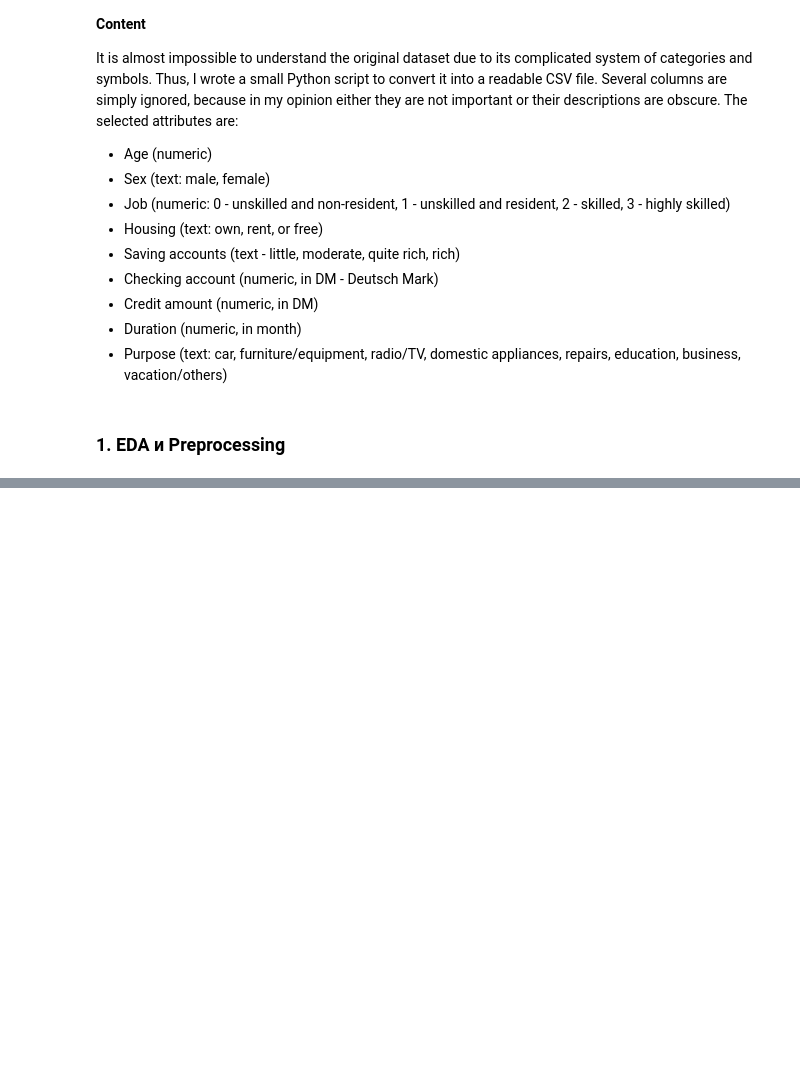
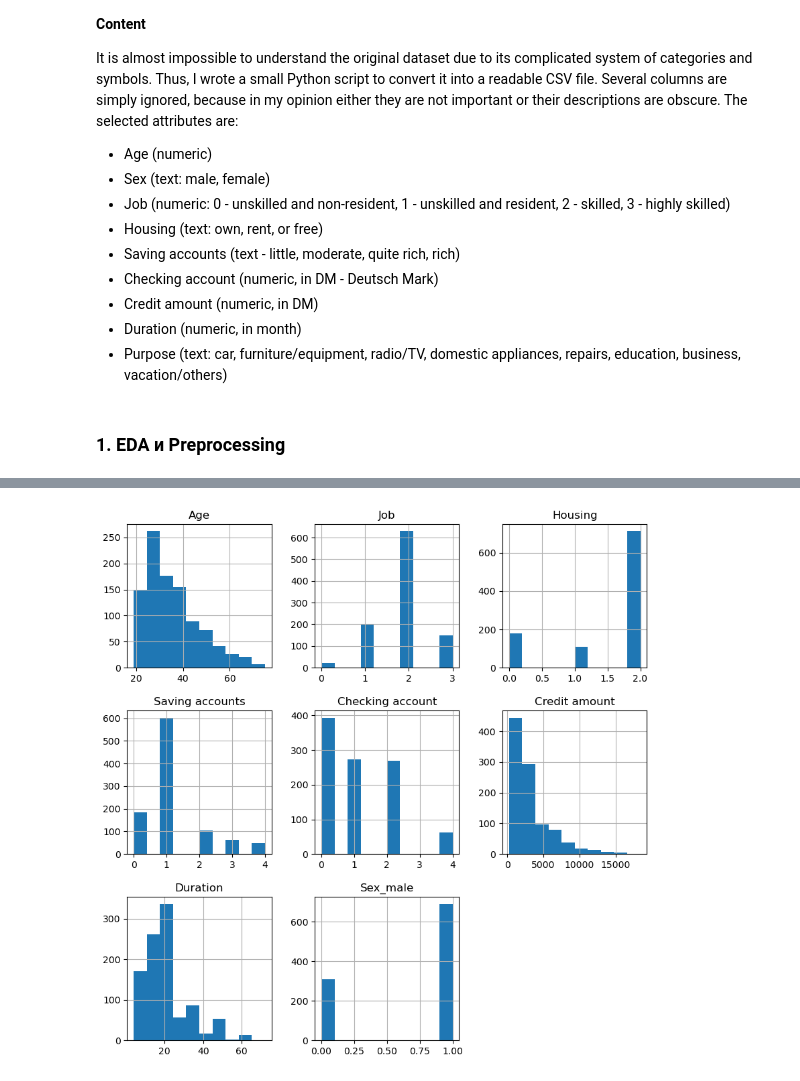
Before and after one commit to emazurenko/otus-ml-professional, a Jupyter notebook: homeworks/02_Clustering/homework.ipynb, the cells around one changed output, grey strips where cells are left out. Saved outputs shown, nothing was run; the diff lists cells and outputs as text; code cells hidden in the pictures; blank space fills up the shorter version.

```diff
--- a/homeworks/02_Clustering/homework.ipynb
+++ b/homeworks/02_Clustering/homework.ipynb
@@ -51,0 +132,3 @@ It is almost impossible to understand the original dataset due to its complicate
+# %%
+for feature in ordered_features + category_features + binary_features:
+    print(f'{feature}: \n\t{clean_df[feature].unique()}')
@@ -51,0 +147,36 @@ It is almost impossible to understand the original dataset due to its complicate
+# %%
+# Преобразование нечисловых признаков
+from sklearn.preprocessing import OrdinalEncoder, OneHotEncoder
+
+def get_encoded_feature_name(feature, category):
+    return str(feature) + "_" + str(category)
+
+
+ordinal_encoder = OrdinalEncoder(categories=[
+        ['rent', 'free', 'own'],
+        ['empty', 'little', 'moderate',  'quite rich', 'rich'],
+        ['empty', 'little', 'moderate',  'quite rich', 'rich'],
+    ],
+    dtype=np.int16
+)
+
+binary_encoder = OneHotEncoder(
+    sparse_output=False,
+    drop='if_binary',
+    feature_name_combiner=get_encoded_feature_name,
+    dtype=np.byte
+)
+
+category_encoder = OneHotEncoder(
+    sparse_output=False,
+    feature_name_combiner=get_encoded_feature_name,
+    dtype=np.byte
+)
+
+encoded_df = clean_df.copy()
+encoded_df[binary_encoder.get_feature_names_out()] = binary_encoder.fit_transform(encoded_df[binary_features])
+encoded_df[ordered_features] = ordinal_encoder.fit_transform(encoded_df[ordered_features])
+encoded_df[category_encoder.get_feature_names_out()] = category_encoder.fit_transform(encoded_df[category_features])
+
+encoded_df = encoded_df.drop(binary_features + category_features, axis=1)
+encoded_df.head()
@@ -51,0 +214,7 @@ It is almost impossible to understand the original dataset due to its complicate
+# %%
+# Гистограммы распределения всех числовых значений за исключением категориальных признаков
+synthetic_category_feature = [column for column in encoded_df.columns for category_feature in category_features if category_feature in column]
+
+encoded_df.drop(synthetic_category_feature, axis=1).hist(figsize=(10,10));
+# %% [output]
+[figure, added]
```
Also changed, not shown: parts of 20 cells of this notebook.
